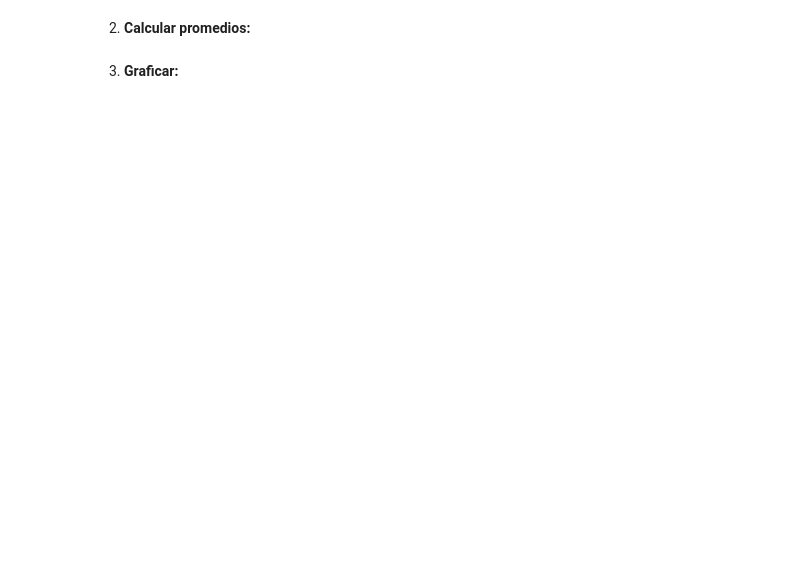
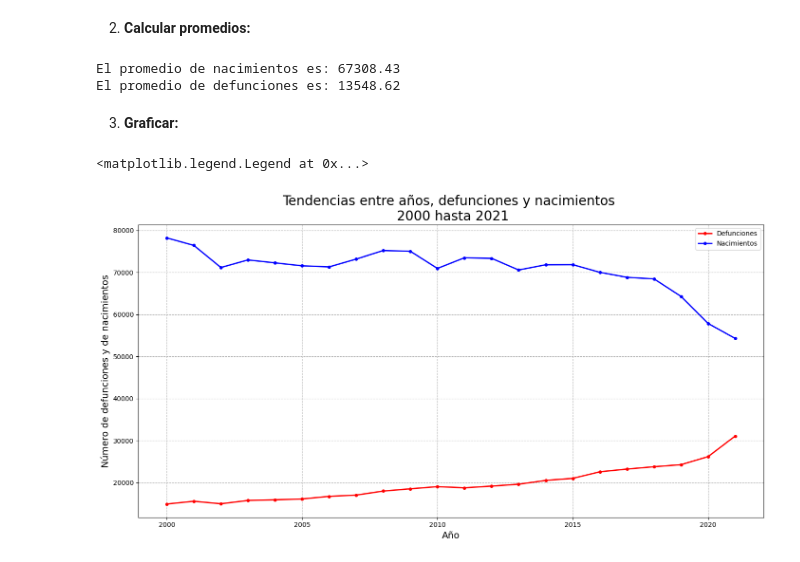
Before and after one commit to Eric2175/Programacion-Python-Basico-GRUPO-1---6181133432, a Jupyter notebook: Tarea/Tarea Semana 12.ipynb, the cells around one changed output. Cells and saved outputs as stored; diff of their text form; code cells hidden in the pictures; blank space fills up the shorter version.

```diff
--- a/Tarea/Tarea Semana 12.ipynb
+++ b/Tarea/Tarea Semana 12.ipynb
@@ -246,0 +245,13 @@ ultimo_anio
+# %%
+import pandas as pd
+
+# Definir la ruta del archivo CSV que contiene los datos.
+# Aquí se especifica el nombre del archivo (puede ser relativo o absoluto).
+ruta_archivo_csv = "nacimientos_defunciones.csv"
+
+# Leer el archivo CSV en un DataFrame de pandas.
+# El parámetro `delimiter=','` indica que las columnas están separadas por comas (formato CSV estándar).
+df = pd.read_csv(ruta_archivo_csv, delimiter=',')
+
+df_filtro2 = df[df['Año']>=2000]
+df_filtro2
@@ -251,2 +278,12 @@ ultimo_anio
+# %%
+#
+promedio_nacimientos = df['Nacimientos'].mean()
+promedio_defunciones = df['Defunciones'].mean()
+
+print(f'El promedio de nacimientos es: {promedio_nacimientos:.2f}')
+print(f'El promedio de defunciones es: {promedio_defunciones:.2f}')
+# %% [output]
+El promedio de nacimientos es: 67308.43
+El promedio de defunciones es: 13548.62
 # %% [markdown]
 3. **Graficar:**
@@ -254,0 +290,20 @@ ultimo_anio
+# %%
+#
+import matplotlib.pyplot as plt
+
+plt.rcParams["figure.figsize"] = (17,8)
+# Gráfico de barras horizontales
+# Seleccionar las columnas de Año y Nacimientos
+# Dos colecciones en el gráfico identifica Años (x) y Defunciones (y). Venaja no hay que mapear.
+plt.plot(df_filtro2['Año'],df_filtro2['Defunciones'],marker='o',markersize='4', lw = 2,color = 'red')
+plt.plot(df_filtro2['Año'],df_filtro2['Nacimientos'],marker='o',markersize='4', lw = 2,color = 'blue')
+plt.grid(axis = 'both', linestyle = '--')
+plt.title(f'Tendencias entre años, defunciones y nacimientos \n {df_filtro2['Año'].min()} hasta {df_filtro2['Año'].max()}', fontsize =20, )
+
+
+plt.xlabel('Año', fontsize = 14)
+plt.ylabel('Número de defunciones y de nacimientos', fontsize = 14)
+plt.legend(['Defunciones','Nacimientos'])
+# %% [output]
+<matplotlib.legend.Legend at 0x...>
+[figure, added]
```
Also changed, not shown: parts of 5 cells of this notebook.
